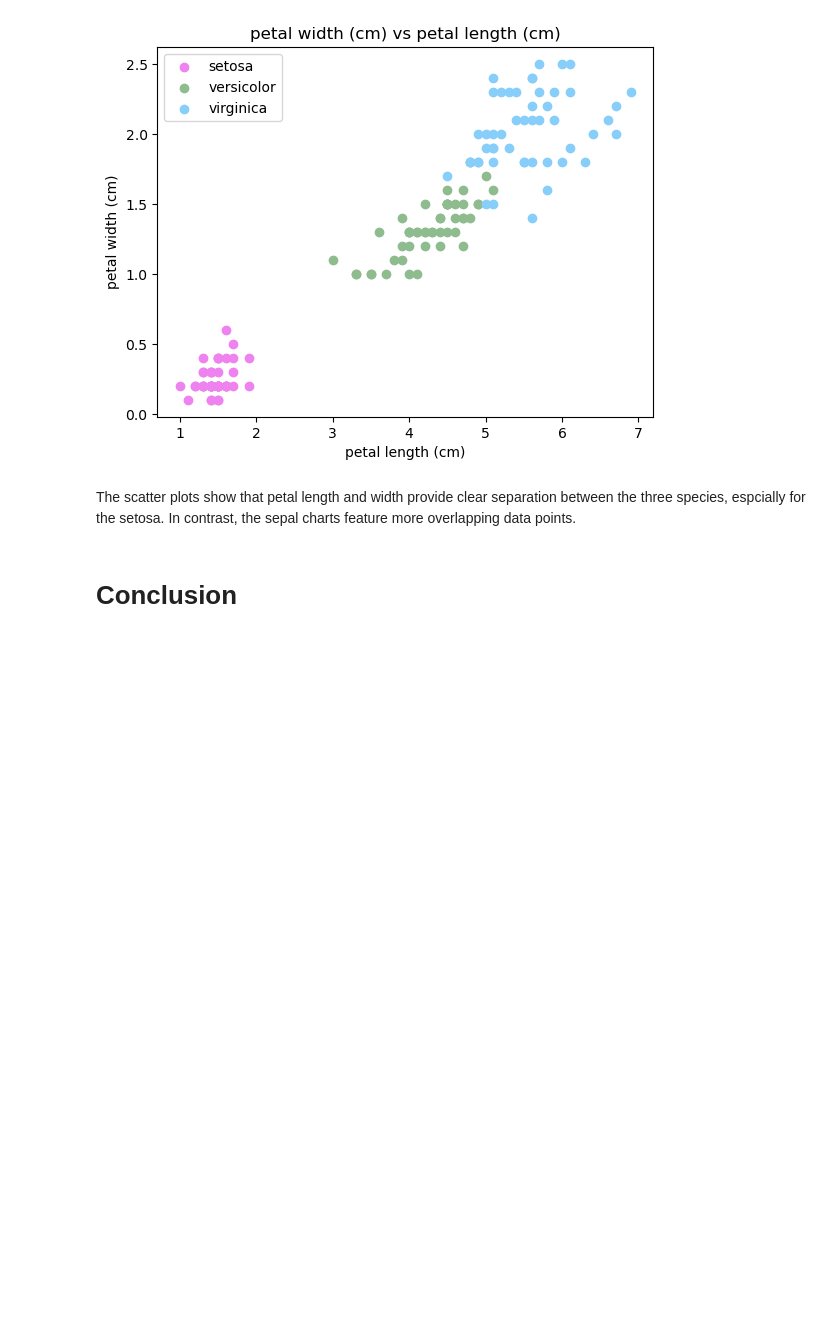
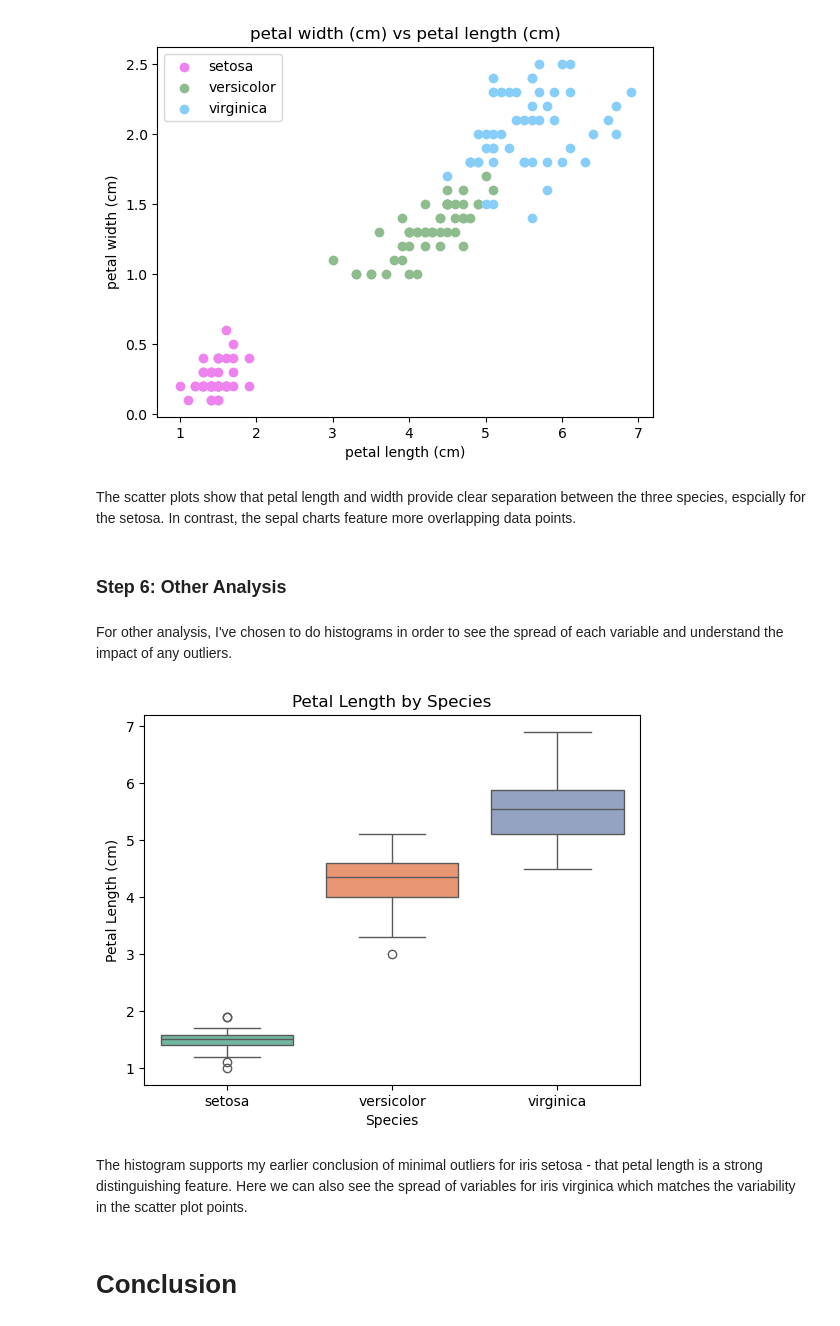
Before and after one commit to leahchristina/pands-project, a Jupyter notebook: analysis.ipynb, the cells around one changed output. Saved outputs shown, nothing was run; the diff lists cells and outputs as text; code cells hidden in the pictures; blank space fills up the shorter version.

Commit message:
Adding histograms for further analysis & seaborn

```diff
--- a/analysis.ipynb
+++ b/analysis.ipynb
@@ -191,5 +191,32 @@ for i in range(len(columns)):
 [figure]
 # %% [markdown]
 The scatter plots show that petal length and width provide clear separation between the three species, espcially for the setosa. In contrast, the sepal charts feature more overlapping data points.
+# %% [markdown]
+### Step 6: Other Analysis
+# %% [markdown]
+For other analysis, I've chosen to do histograms in order to see the spread of each variable and understand the impact of any outliers.
+# %%
+# Plotting Histogram (using some code from my previous project: https://github.com/leahchristina/principles-of-data-analytics-atu)
+# Added Seaborn after seeing it's use in this repository to make my graphs look nicer (https://github.com/THAMIZH-ARASU/Exploratory-Data-Analysis-on-The-Iris-Data-Set/blob/main/iris_exploration.ipynb):
+# Ran into a warning here for running palette without a hue which I didn't really understand, Co-Pilot convo: https://m365.cloud.microsoft/chat/conversation/f9e41e78-bf8b-4393-a976-595c17294c27?fromCode=cmcv2&redirectId=2CC80BEE2E514789B7C4F026BAC483AD&login_hint=leah.curran1%40abbott.com&internalredirect=CCM&client-request-id=bed92ccf-3ca5-4170-ba9f-eb3cc07f77a2&origindomain=CCM
+
+plt.figure()
+sns.boxplot(
+    data=df,
+    x="species",
+    y="petal length (cm)",
+    hue="species",
+    palette="Set2",
+    legend=False
+)
+
+plt.title("Petal Length by Species")
+plt.xlabel("Species")
+plt.ylabel("Petal Length (cm)")
+plt.show()
+# %% [output]
+[figure, added]
+# %% [markdown]
+The histogram supports my earlier conclusion of minimal outliers for iris setosa - that petal length is a strong distinguishing feature. Here we can also see the spread of variables for iris virginica which matches the variability in the scatter plot points.
 # %% [markdown]
 # Conclusion
```
Also changed, not shown: parts of 1 cell of this notebook.
